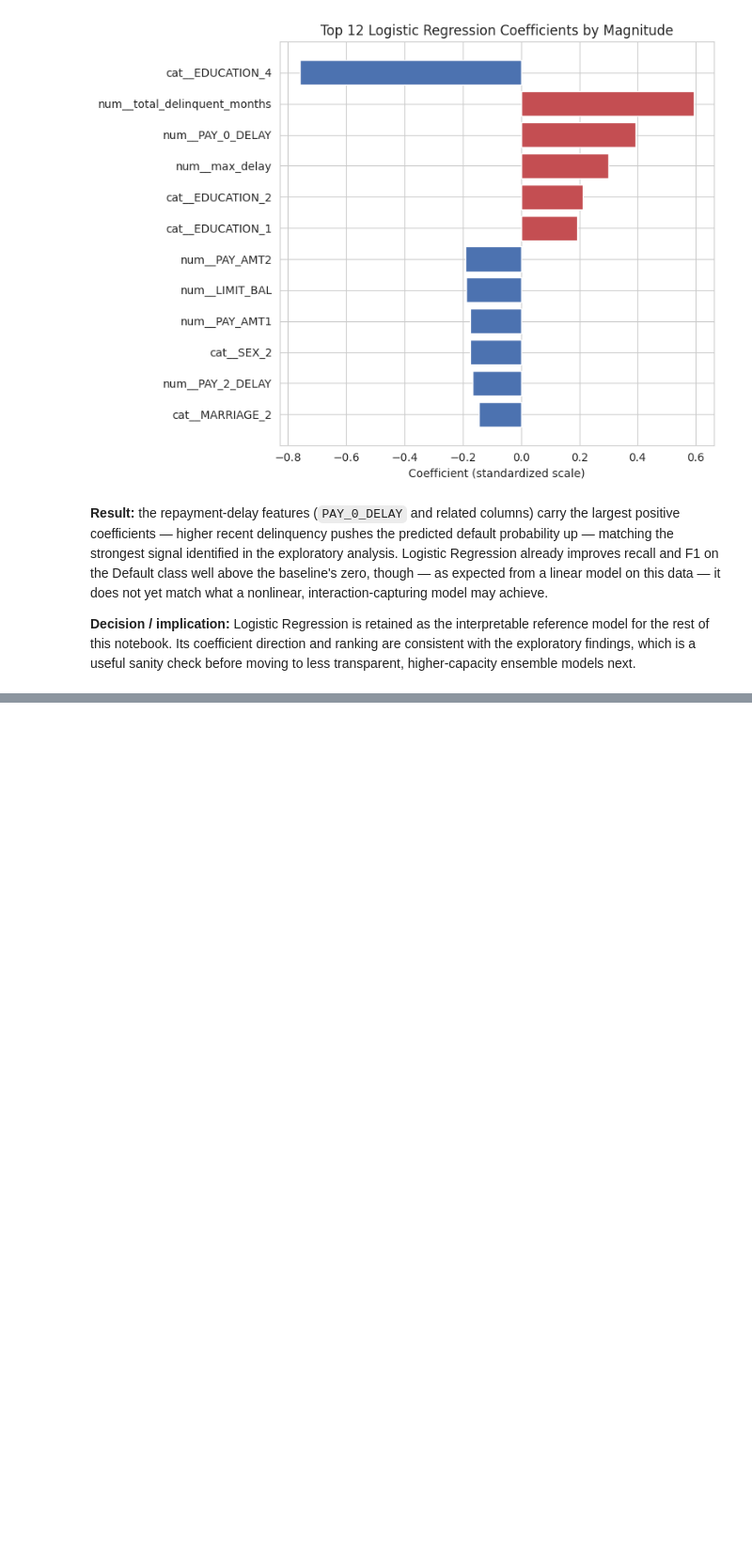
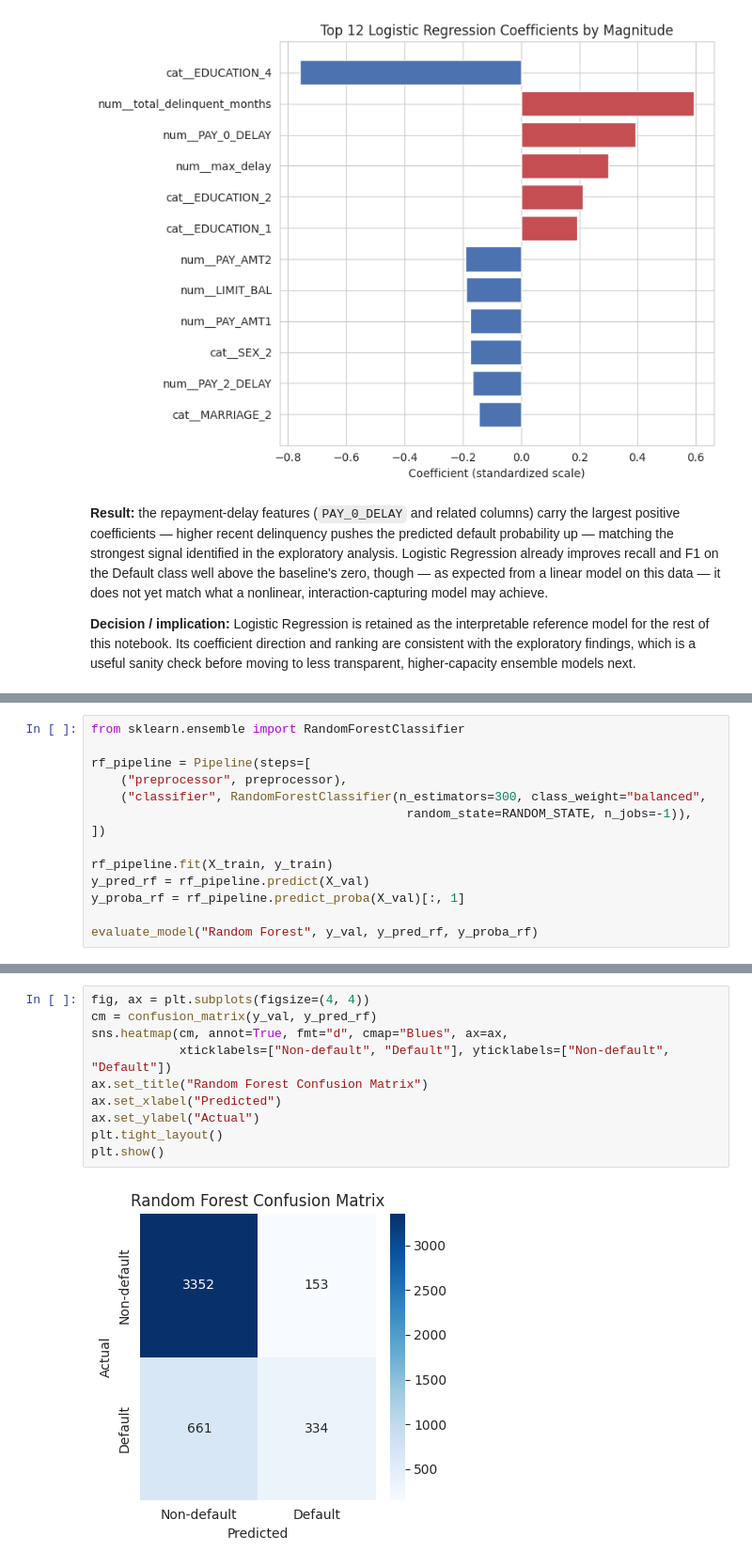
Before and after one commit to arielsharonferdinandus/Credit-Card-Clients-Risk-Prediction, a Jupyter notebook: Main.ipynb, the cells around one changed output, grey strips where cells are left out. Shown at 94% size. Saved outputs shown, nothing was run; the diff lists cells and outputs as text; blank space fills up the shorter version.

Commit message:
Update Ensamble Models

```diff
--- a/Main.ipynb
+++ b/Main.ipynb
@@ -1758,0 +1771,14 @@ higher-capacity ensemble models next.
+# %%
+from sklearn.ensemble import RandomForestClassifier
+
+rf_pipeline = Pipeline(steps=[
+    ("preprocessor", preprocessor),
+    ("classifier", RandomForestClassifier(n_estimators=300, class_weight="balanced",
+                                           random_state=RANDOM_STATE, n_jobs=-1)),
+])
+
+rf_pipeline.fit(X_train, y_train)
+y_pred_rf = rf_pipeline.predict(X_val)
+y_proba_rf = rf_pipeline.predict_proba(X_val)[:, 1]
+
+evaluate_model("Random Forest", y_val, y_pred_rf, y_proba_rf)
@@ -1758,0 +1800,12 @@ higher-capacity ensemble models next.
+# %%
+fig, ax = plt.subplots(figsize=(4, 4))
+cm = confusion_matrix(y_val, y_pred_rf)
+sns.heatmap(cm, annot=True, fmt="d", cmap="Blues", ax=ax,
+            xticklabels=["Non-default", "Default"], yticklabels=["Non-default", "Default"])
+ax.set_title("Random Forest Confusion Matrix")
+ax.set_xlabel("Predicted")
+ax.set_ylabel("Actual")
+plt.tight_layout()
+plt.show()
+# %% [output]
+[figure, added]
```
Also changed, not shown: parts of 12 cells of this notebook.
